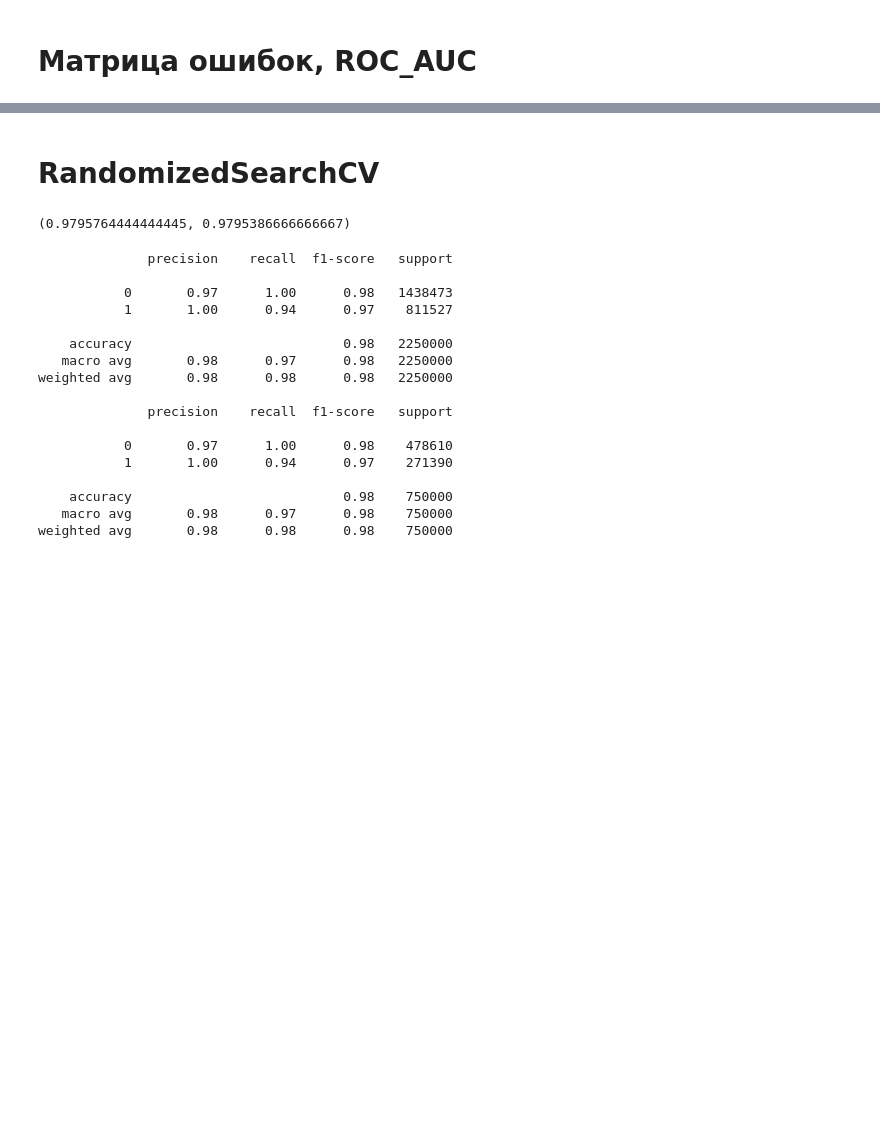
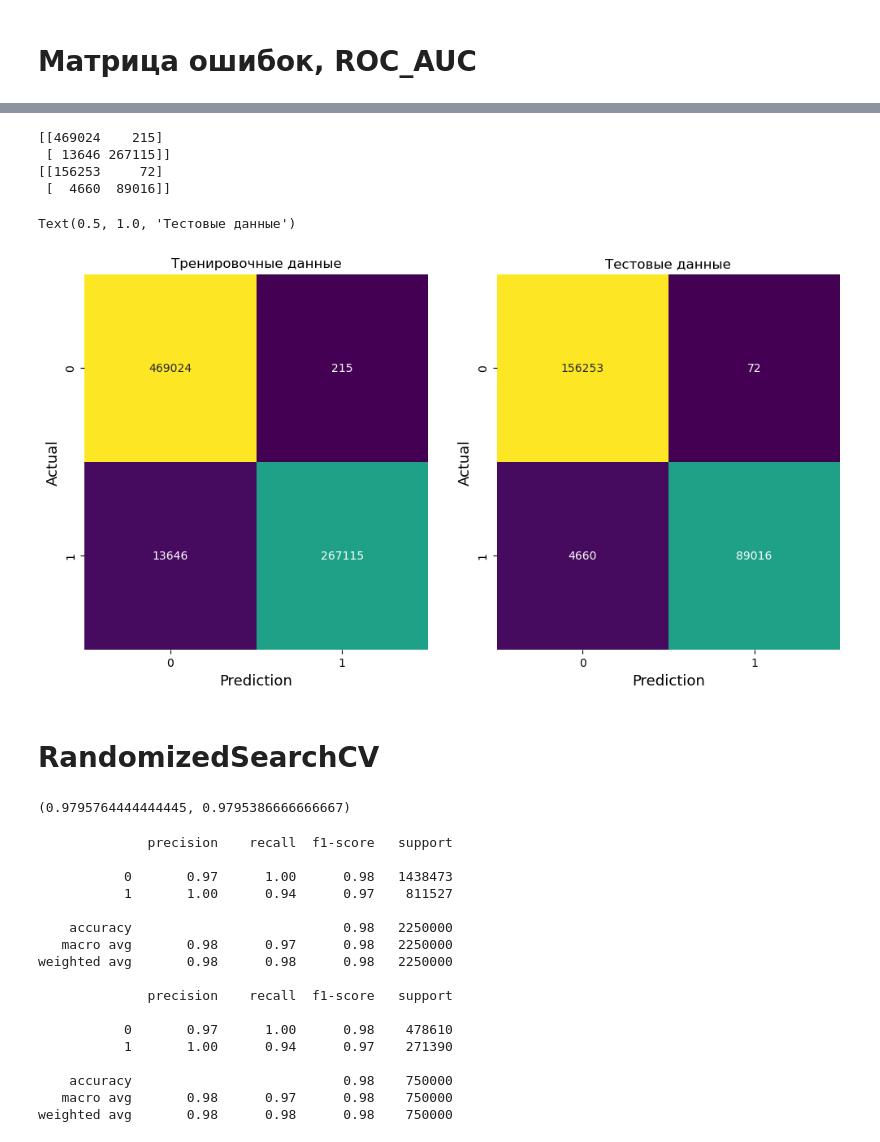
Before and after one commit to AlexanderUhmann/dak_tex, a Jupyter notebook: jupyter/1_dak_gs_15_03.ipynb, the cells around one changed output, grey strips where cells are left out. Saved outputs shown, nothing was run; the diff lists cells and outputs as text; code cells hidden in the pictures; blank space fills up the shorter version.

```diff
--- a/jupyter/1_dak_gs_15_03.ipynb
+++ b/jupyter/1_dak_gs_15_03.ipynb
@@ -283,3 +390,32 @@ fig.savefig('matrix_dtr_train_test_big.png', bbox_inches='tight')
+# %%
+fig, (ax1, ax2) = plt.subplots( nrows = 1,
+                                ncols = 2,
+                                figsize=(12,6) )
+
+y_pred_train = dtree.predict(X_train)
+cm = confusion_matrix(Y_train, y_pred_train, labels=[0, 1])
+print( str(cm) )
+
+sns.heatmap(cm, annot=True, fmt='d',  cmap='viridis', cbar=False, ax = ax1)
+ax1.set_ylabel('Actual',fontsize = 13)
+ax1.set_xlabel('Prediction',fontsize = 13)
+ax1.set_title('Тренировочные данные')
+
+y_pred_test = dtree.predict(X_test)
+cm = confusion_matrix(Y_test, y_pred_test, labels=[0, 1])
+print( str(cm) )
+
+sns.heatmap(cm, annot=True, fmt='d',  cmap='viridis', cbar=False, ax = ax2)
+ax2.set_ylabel('Actual',fontsize = 13)
+ax2.set_xlabel('Prediction',fontsize = 13)
+ax2.set_title('Тестовые данные')
+# %% [output]
+[[469024    215]
+ [ 13646 267115]]
+[[156253     72]
+ [  4660  89016]]
+Text(0.5, 1.0, 'Тестовые данные')
+[figure, added]
 # %% [markdown]
 # RandomizedSearchCV
 # %%
```
Also changed, not shown: parts of 29 cells of this notebook.
